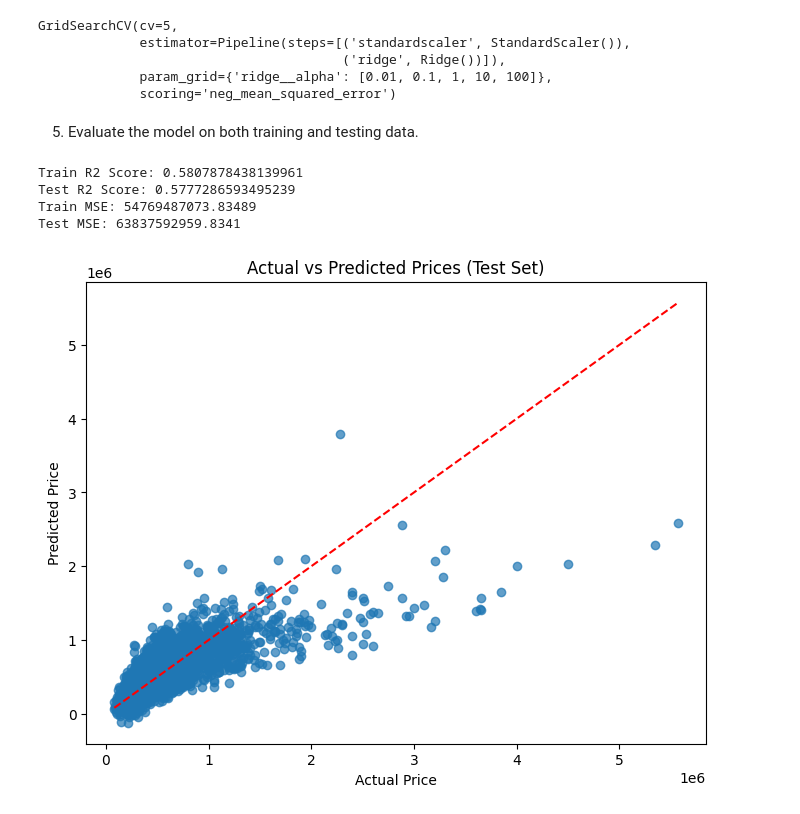
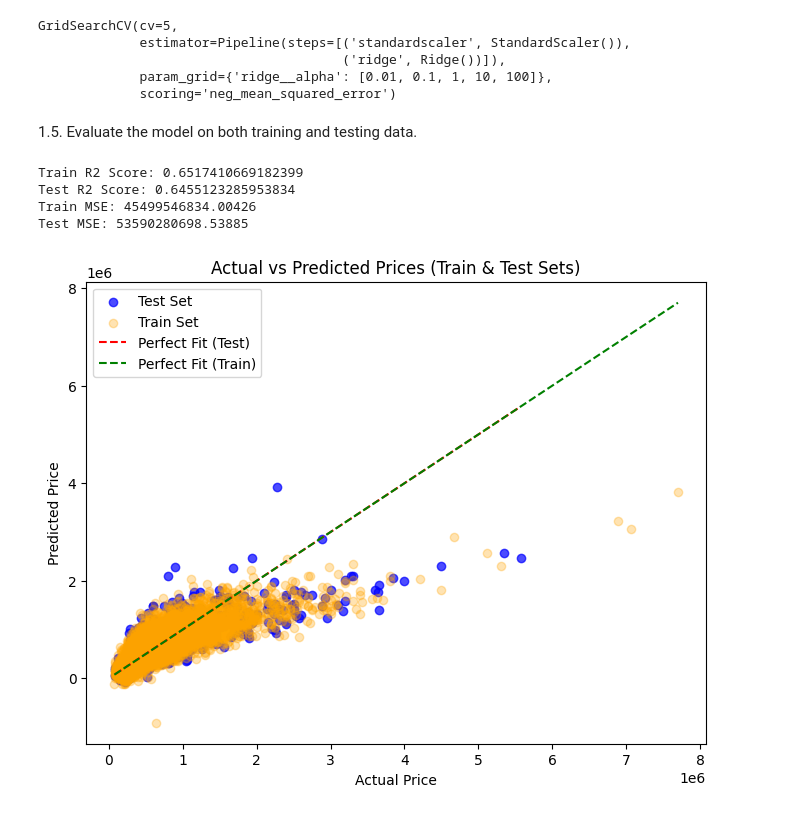
Before and after one commit to martaverfer/mini-project-ironkaggle, a Jupyter notebook: ridge_reg.ipynb, the cells around one changed output. Saved outputs shown, nothing was run; the diff lists cells and outputs as text; code cells hidden in the pictures.

```diff
--- a/ridge_reg.ipynb
+++ b/ridge_reg.ipynb
@@ -49,0 +33,7 @@ continuous_columns
+# %%
+# moving price to the end of dataframe
+target = 'price'
+cols = list(df.columns)
+cols.remove(target)
+df = df[cols + [target]]
+df.head(3)
@@ -91,7 +134,7 @@ plt.show()
 # %%
-features = ['long', 'sqft_lot15', 'sqft_lot', 'lat', 'sqft_basement', 'sqft_above', 'sqft_living']
+features = num_total
 target = 'price'
 
-X = df[features]
+X = df[features].drop(columns="price", axis=1)
 y = df[target]
 # %% [markdown]
@@ -117,27 +160,40 @@ GridSearchCV(cv=5,
              param_grid={'ridge__alpha': [0.01, 0.1, 1, 10, 100]},
              scoring='neg_mean_squared_error')
 # %% [markdown]
-5. Evaluate the model on both training and testing data.
+1.5. Evaluate the model on both training and testing data.
 # %%
+# get predictions
 y_train_pred = ridge_cv.predict(X_train)
 y_test_pred = ridge_cv.predict(X_test)
 
+# Print metrics
 print("Train R2 Score:", r2_score(y_train, y_train_pred))
 print("Test R2 Score:", r2_score(y_test, y_test_pred))
 print("Train MSE:", mean_squared_error(y_train, y_train_pred))
 print("Test MSE:", mean_squared_error(y_test, y_test_pred))
 
-# Plot Actual vs Predicted prices for the test set
+# plot Actual vs Predicted prices for both sets
 plt.figure(figsize=(8,6))
-plt.scatter(y_test, y_test_pred, alpha=0.7)
+
+# scatter plot for test set
+plt.scatter(y_test, y_test_pred, alpha=0.7, label="Test Set", color="blue")
+
+# scatter plot for training set
+plt.scatter(y_train, y_train_pred, alpha=0.3, label="Train Set", color="orange")
+
+# add reference lines
+plt.plot([y_test.min(), y_test.max()], [y_test.min(), y_test.max()], 'r--', label="Perfect Fit (Test)")
+plt.plot([y_train.min(), y_train.max()], [y_train.min(), y_train.max()], 'g--', label="Perfect Fit (Train)")
+
+# labels and legend
 plt.xlabel("Actual Price")
 plt.ylabel("Predicted Price")
-plt.title("Actual vs Predicted Prices (Test Set)")
-plt.plot([y_test.min(), y_test.max()], [y_test.min(), y_test.max()], 'r--')  # Diagonal line
+plt.title("Actual vs Predicted Prices (Train & Test Sets)")
+plt.legend()
 plt.show()
 # %% [output]
-Train R2 Score: 0.5807878438139961
-Test R2 Score: 0.5777286593495239
-Train MSE: 54769487073.83489
-Test MSE: 63837592959.8341
+Train R2 Score: 0.6517410669182399
+Test R2 Score: 0.6455123285953834
+Train MSE: 45499546834.00426
+Test MSE: 53590280698.53885
-[figure, old version]
+[figure, new version]
```
Also changed, not shown: parts of 23 cells of this notebook, 1 other file.
